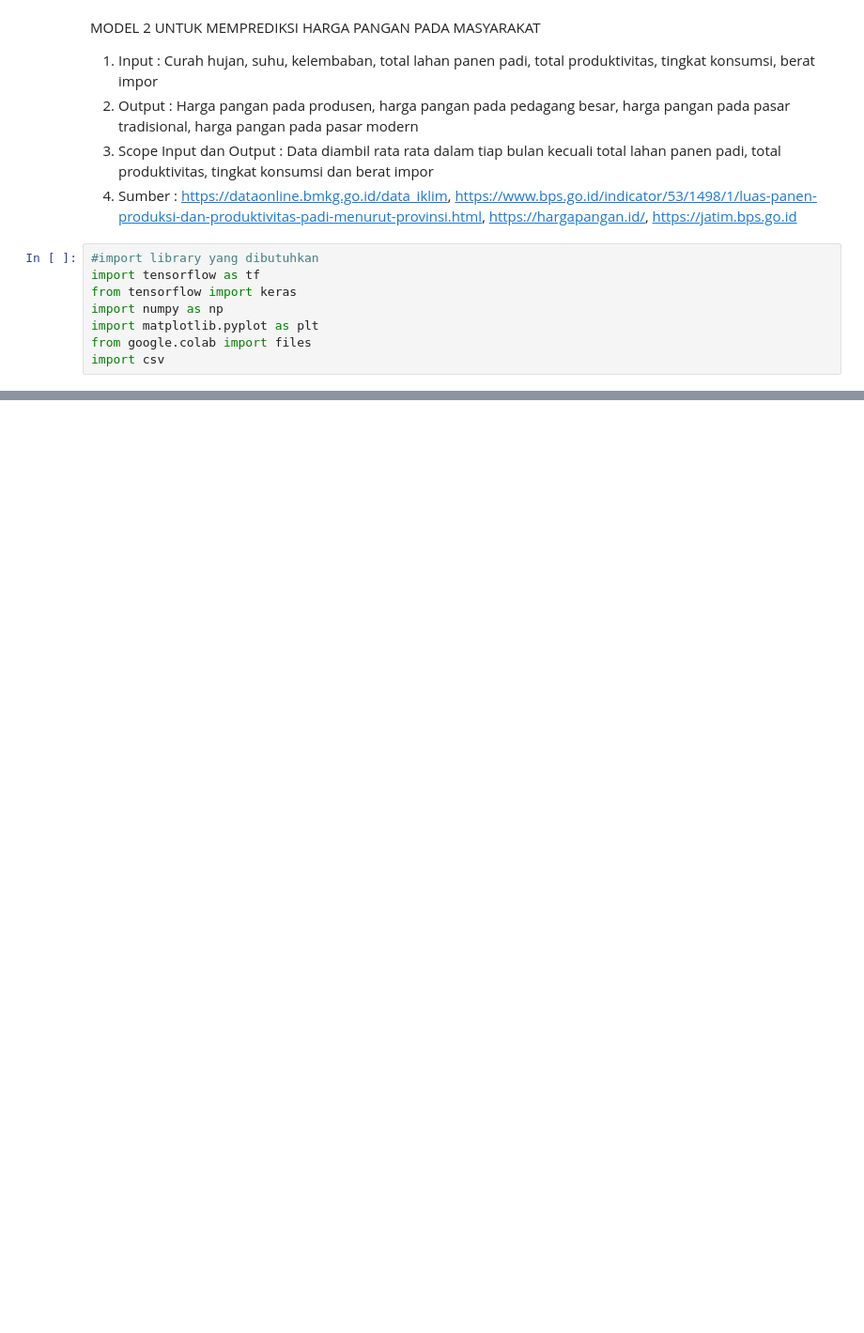
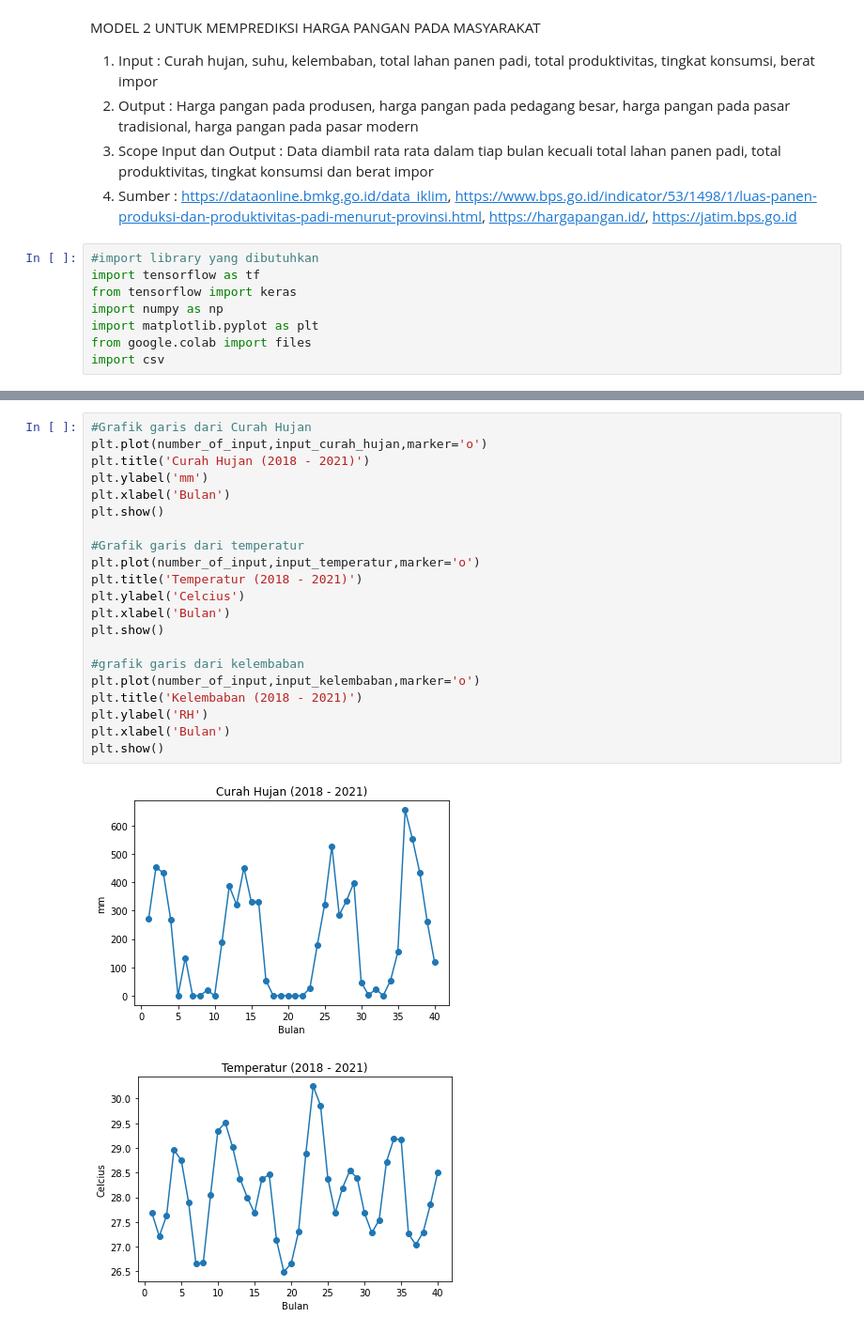
Before and after one commit to u1-byte/SmartCropYieldsPrediction, a Jupyter notebook: Machine Learning/Code/ML_Model_2.ipynb, the cells around one changed output, grey strips where cells are left out. Shown at 94% size. Drawn from its saved outputs; the diff is of its cells as text; blank space fills up the shorter version.

```diff
--- a/Machine Learning/Code/ML_Model_2.ipynb
+++ b/Machine Learning/Code/ML_Model_2.ipynb
@@ -17,0 +51,24 @@ import csv
+# %%
+#Grafik garis dari Curah Hujan
+plt.plot(number_of_input,input_curah_hujan,marker='o')
+plt.title('Curah Hujan (2018 - 2021)')
+plt.ylabel('mm')
+plt.xlabel('Bulan')
+plt.show()
+
+#Grafik garis dari temperatur
+plt.plot(number_of_input,input_temperatur,marker='o')
+plt.title('Temperatur (2018 - 2021)')
+plt.ylabel('Celcius')
+plt.xlabel('Bulan')
+plt.show()
+
+#grafik garis dari kelembaban
+plt.plot(number_of_input,input_kelembaban,marker='o')
+plt.title('Kelembaban (2018 - 2021)')
+plt.ylabel('RH')
+plt.xlabel('Bulan')
+plt.show()
+# %% [output]
+[figure, added]
+[figure, added]
```
Also changed, not shown: parts of 8 cells of this notebook.
